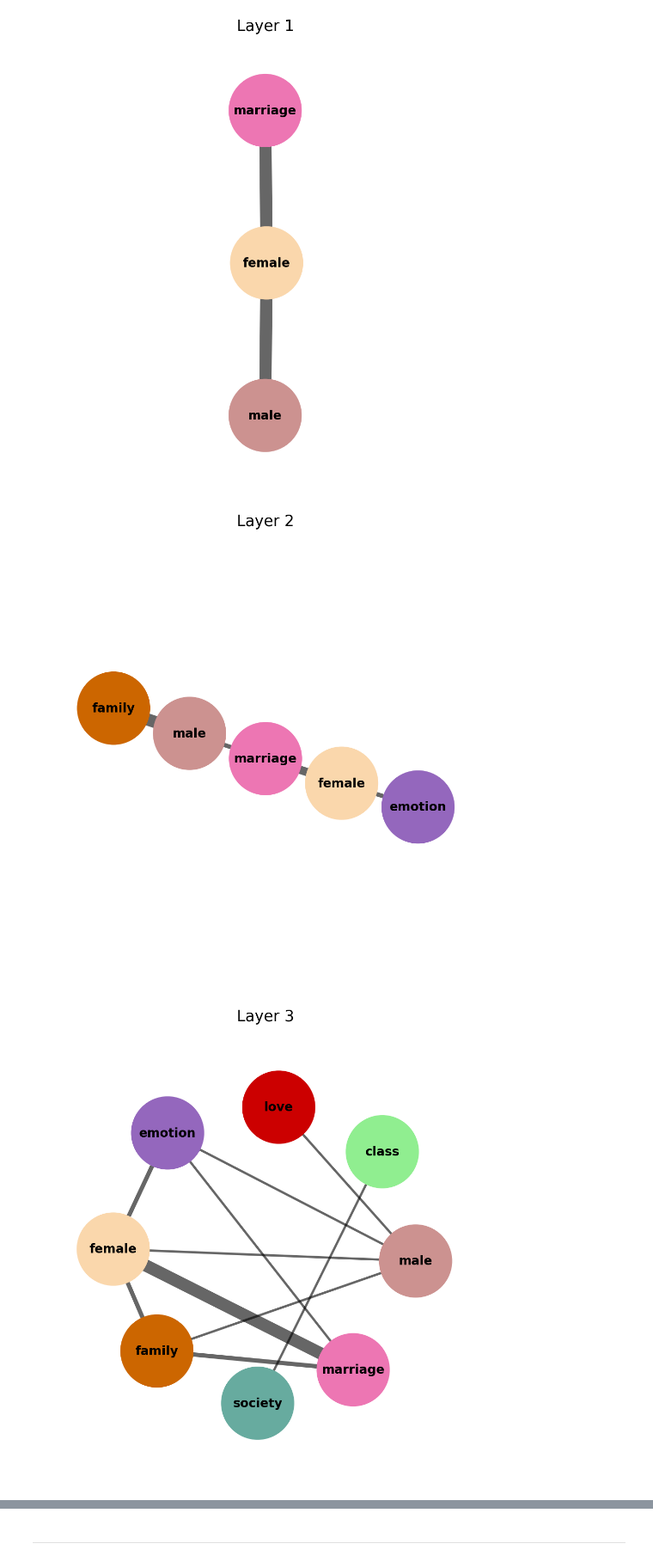
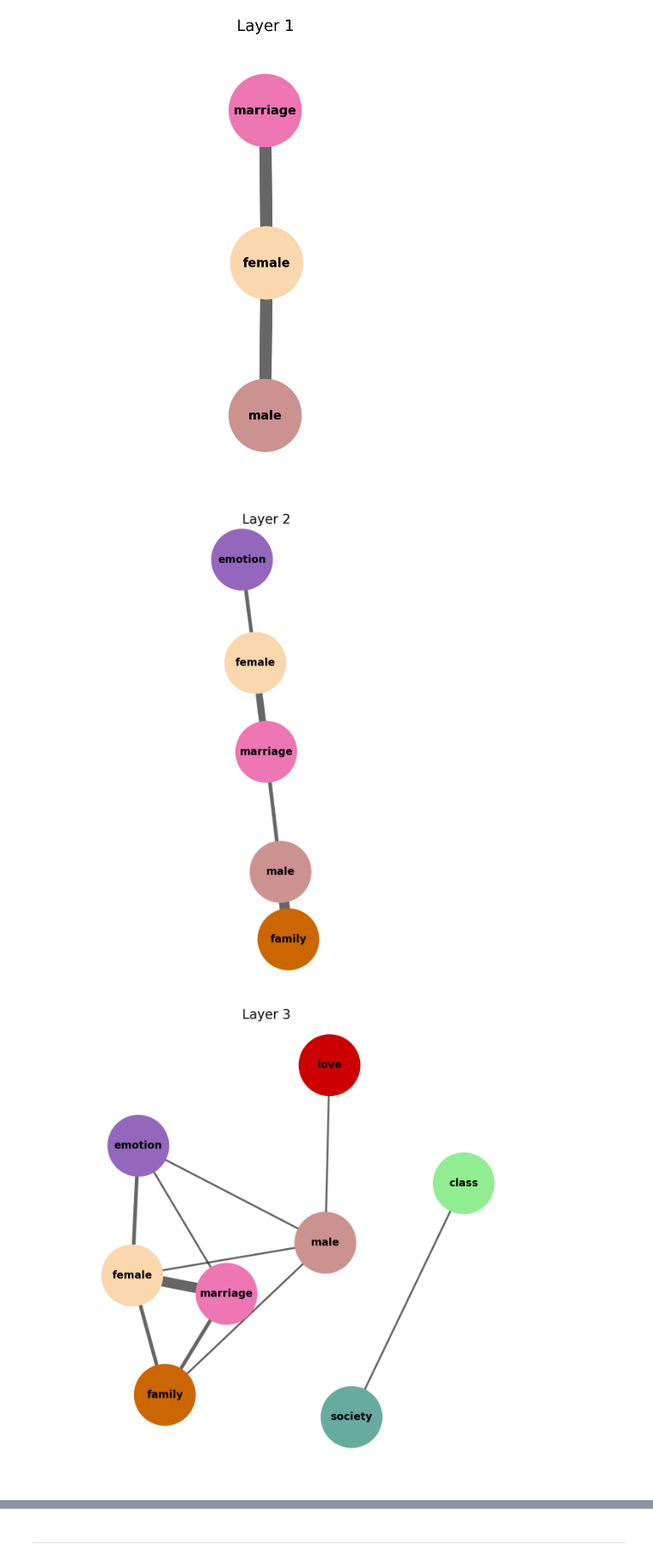
Before and after one commit to iug-htw/GPTAndPrejudice, a Jupyter notebook: 5_SAE_probing.ipynb, the cells around one changed output, grey strips where cells are left out. Shown at 86% size. Saved outputs shown, nothing was run; the diff lists cells and outputs as text; code cells hidden in the pictures.

Commit message:
fixes & diagram updates

```diff
--- a/5_SAE_probing.ipynb
+++ b/5_SAE_probing.ipynb
@@ -413,11 +432,11 @@ plot_dual_theme_graph_from_csv("sae_probing/output/neuron_concept_primary_second
 # %% [output]
 [figure]
 # %%
-plot_dual_theme_graph_from_csv("sae_probing/output/neuron_concept_primary_secondary_l2.csv", layout="kk", layer=2)
+plot_dual_theme_graph_from_csv("sae_probing/thr_5_0_min_5_max_150/mappings/neuron_concept_primary_secondary_l2.csv", spread=7, compact=0.9, layer=2)
 # %% [output]
-[figure, old version]
+[figure, new version]
 # %%
-plot_dual_theme_graph_from_csv("sae_probing/output/neuron_concept_primary_secondary_l3.csv", spread=50, layer=3)
+plot_dual_theme_graph_from_csv("sae_probing/thr_5_0_min_5_max_150/mappings/neuron_concept_primary_secondary_l3.csv", spread=18, compact=0.9, layer=3)
 # %% [output]
-[figure, old version]
+[figure, new version]
 # %%
```
Also changed, not shown: parts of 24 cells of this notebook, 2 other files.
